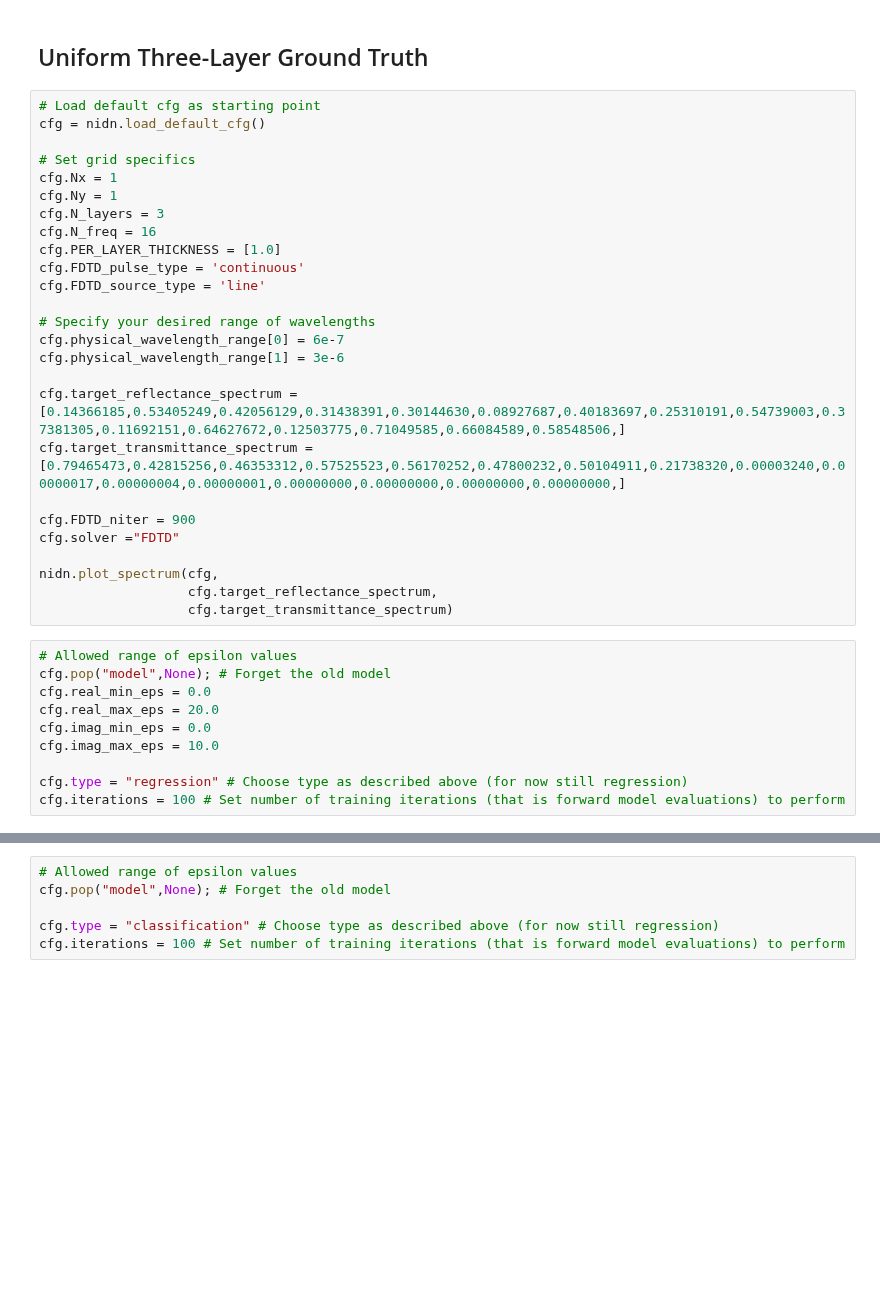
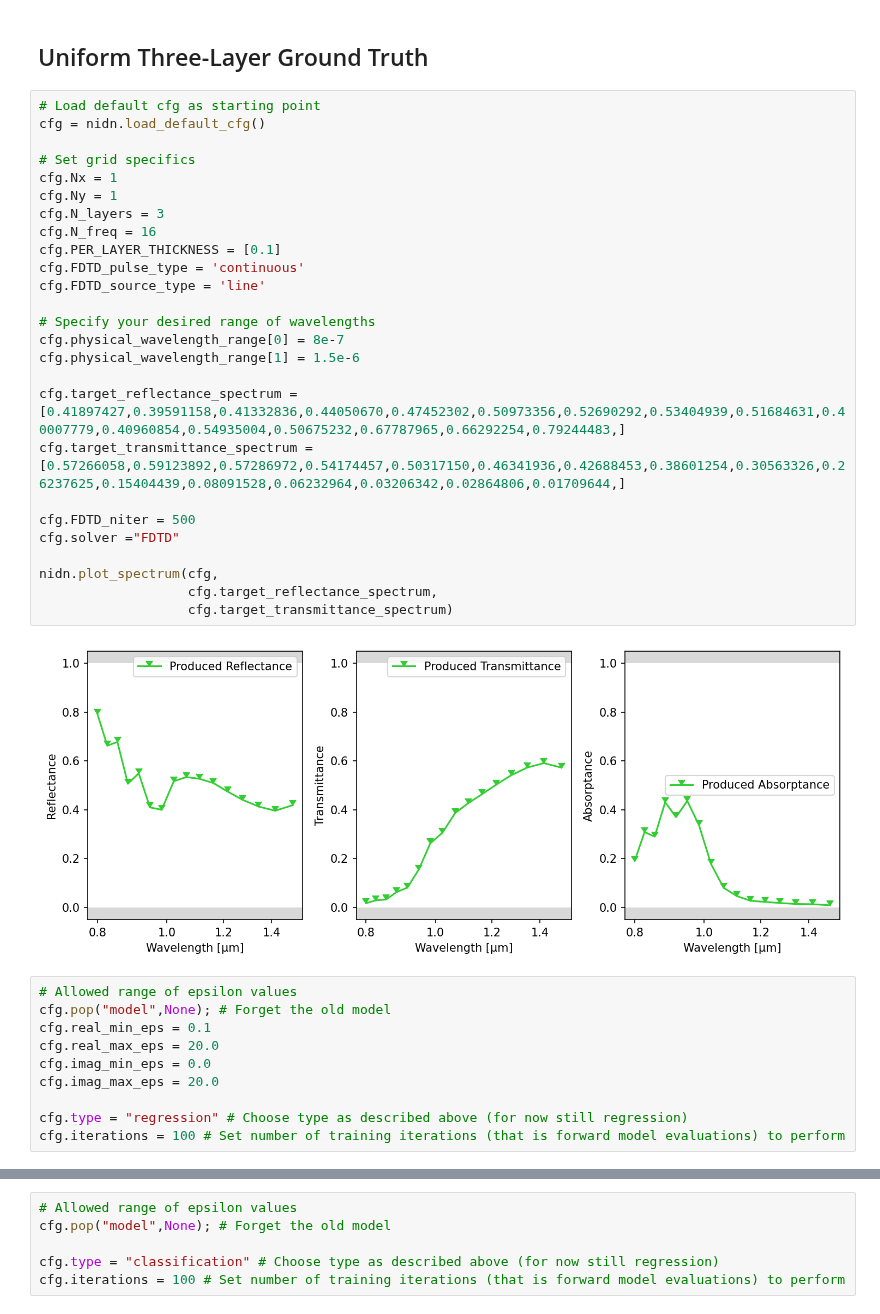
Before and after one commit to esa/NIDN, a Jupyter notebook: notebooks/Paper Results/2 - Structure and Material Inference FDTD.ipynb, the cells around one changed output, grey strips where cells are left out. Cells and saved outputs as stored; diff of their text form; blank space fills up the shorter version.

```diff
--- a/notebooks/Paper Results/2 - Structure and Material Inference FDTD.ipynb
+++ b/notebooks/Paper Results/2 - Structure and Material Inference FDTD.ipynb
@@ -80,36 +152,38 @@ nidn.plot_eps_per_point(cfg)
 # %%
 # Load default cfg as starting point
 cfg = nidn.load_default_cfg()
 
 # Set grid specifics
 cfg.Nx = 1
 cfg.Ny = 1
 cfg.N_layers = 3
 cfg.N_freq = 16
-cfg.PER_LAYER_THICKNESS = [1.0]
+cfg.PER_LAYER_THICKNESS = [0.1]
 cfg.FDTD_pulse_type = 'continuous'
 cfg.FDTD_source_type = 'line'
 
 # Specify your desired range of wavelengths
-cfg.physical_wavelength_range[0] = 6e-7
-cfg.physical_wavelength_range[1] = 3e-6
+cfg.physical_wavelength_range[0] = 8e-7
+cfg.physical_wavelength_range[1] = 1.5e-6
 
-cfg.target_reflectance_spectrum = [0.14366185,0.53405249,0.42056129,0.31438391,0.30144630,0.08927687,0.40183697,0.25310191,0.54739003,0.37381305,0.11692151,0.64627672,0.12503775,0.71049585,0.66084589,0.58548506,]
-cfg.target_transmittance_spectrum = [0.79465473,0.42815256,0.46353312,0.57525523,0.56170252,0.47800232,0.50104911,0.21738320,0.00003240,0.00000017,0.00000004,0.00000001,0.00000000,0.00000000,0.00000000,0.00000000,]
+cfg.target_reflectance_spectrum = [0.41897427,0.39591158,0.41332836,0.44050670,0.47452302,0.50973356,0.52690292,0.53404939,0.51684631,0.40007779,0.40960854,0.54935004,0.50675232,0.67787965,0.66292254,0.79244483,]
+cfg.target_transmittance_spectrum = [0.57266058,0.59123892,0.57286972,0.54174457,0.50317150,0.46341936,0.42688453,0.38601254,0.30563326,0.26237625,0.15404439,0.08091528,0.06232964,0.03206342,0.02864806,0.01709644,]
 
-cfg.FDTD_niter = 900
+cfg.FDTD_niter = 500
 cfg.solver ="FDTD"
 
 nidn.plot_spectrum(cfg,
                    cfg.target_reflectance_spectrum,
                    cfg.target_transmittance_spectrum)
+# %% [output]
+[figure, added]
 # %%
 # Allowed range of epsilon values
 cfg.pop("model",None); # Forget the old model
-cfg.real_min_eps = 0.0
+cfg.real_min_eps = 0.1
 cfg.real_max_eps = 20.0
 cfg.imag_min_eps = 0.0
-cfg.imag_max_eps = 10.0
+cfg.imag_max_eps = 20.0
 
 cfg.type = "regression" # Choose type as described above (for now still regression)
 cfg.iterations = 100 # Set number of training iterations (that is forward model evaluations) to perform
```
Also changed, not shown: parts of 14 cells of this notebook.
